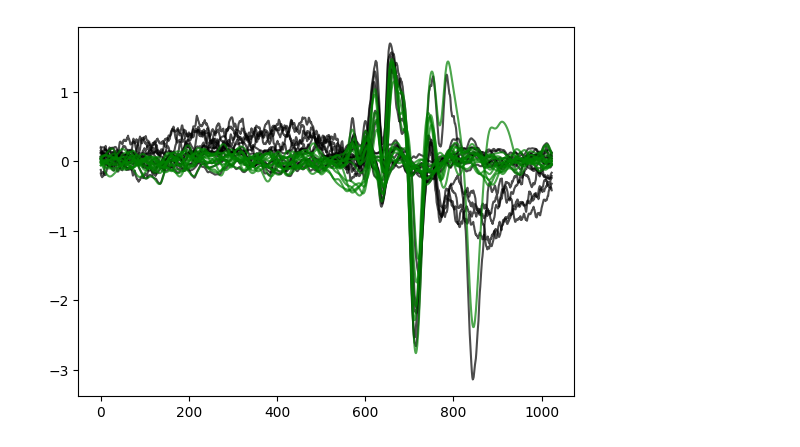
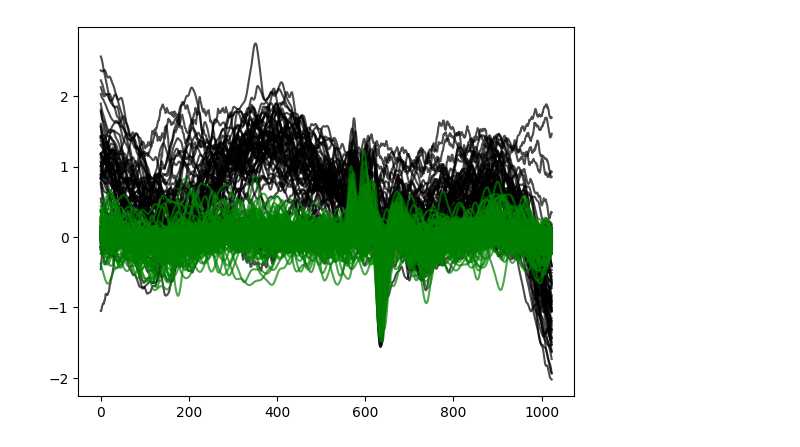
Before and after one commit to DeckerDreams/ABR_Processing, a Jupyter notebook: auto_abr_updated.ipynb, the cells around one changed output. Drawn from its saved outputs; the diff is of its cells as text; code cells hidden in the pictures.

```diff
--- a/auto_abr_updated.ipynb
+++ b/auto_abr_updated.ipynb
@@ -64,7 +64,7 @@ def bandfilter(raw, h, l):
 df_all = pd.DataFrame([])
 
 freqs = [0, 2000, 4000, 8000, 16000, 24000, 32000]
-# dbs = [90, 85, 80, 75, 70, 65, 60, 55, 50, 45, 40, 35, 30, 25, 20, 15, 90, 85, 80, 75, 70, 65, 60, 55, 50, 45, 40, 35, 30, 25, 20, 15] --> read from file some stop at 20, 15 or 10 sometimes
+# dbs = [90, 85, 80, 75, 70, 65, 60, 55, 50, 45, 40, 35, 30, 25, 20, 15, 90, 85, 80, 75, 70, 65, 60, 55, 50, 45, 40, 35, 30, 25, 20, 15] --> read from file some stops at 20, 15 or 10
 
 f = 0
 
@@ -96,31 +96,36 @@ for rat in rats:
 
 
 
+
+
     #load entries
         d = 0
-        print(dbs)
 
-        for d in range(1, (dbs.size -1)):
-            db = dbs[:, d]
-            index = 0
-            filt = bandfilter(data.loc[:,d], high, low)
-
+        for d in range(0, (dbs.size-1)):
+            # range starts at 1 to skip the first 90?
+            d = d+1
+            #determine switch to right ear
             if dbs[:,d] == 90:
                 index = d
 
-            if d < index:
+
+            #reset counter to align with data
+            d = d-1
+            db = dbs[:, d]
+            filt = bandfilter(data.loc[:,d], high, low)
+
             # left data entry
-                new_entry = pd.Series({'ratname':rat,'frequency':freqs[i],'dB':db,'L/R':'L','ABR':data.loc[:,d].to_numpy(), 'filtered':filt})
+            if index > d:
+                new_entry = pd.Series({'ratname':rat,'frequency':freqs[i],'dB':db,'L/R': 'L' ,'ABR':data.loc[:,d].to_numpy(), 'filtered':filt})
                 df_all = pd.concat([df_all, new_entry], ignore_index=True, axis = 1)
 
+            # right data entry
             if d >= index:
-                # right data entry
                 new_entry = pd.Series({'ratname':rat,'frequency':freqs[i],'dB':db,'L/R':'R','ABR': data.loc[:,d].to_numpy(), 'filtered':filt})
                 df_all = pd.concat([df_all, new_entry], ignore_index=True, axis = 1)
 
 
-
-    #redesign idea
+df_all = df_all.transpose()
 # %% [output]
 ['R165183_042022', 'R144883_091321', 'R165184_042222', 'R144884_091321', 'R165182_042022', 'R165181_041322', 'R165176_04102022', 'R144863_090921', 'R165185_042222']
 data_text_files/R165183_042022/0.txt
@@ -142,22 +165,22 @@ data_text_files/R165185_042222/6.txt
 # %%
 #visualize filter
 
-fi = (df_all.loc['filtered'])
-ra = df_all.loc['ABR']
+fi = df_all['filtered']
+ra = df_all['ABR']
 
 
 
 def filt_plot(min, max, c):
     for w in range(min, max):
         plt.plot(fi[w], c,  alpha = .7)
 
 def ra_plot(min, max, c):
     for w in range(min, max):
         plt.plot(ra[w], c, alpha = .7)
 
 
 
-ra_plot(200, 214, 'black')
-filt_plot(200, 214, 'g')
+ra_plot(100, 214, 'black')
+filt_plot(100, 214, 'g')
 # %% [output]
-[figure, old version]
+[figure, new version]
```
Also changed, not shown: parts of 5 cells of this notebook, 2 other files.
